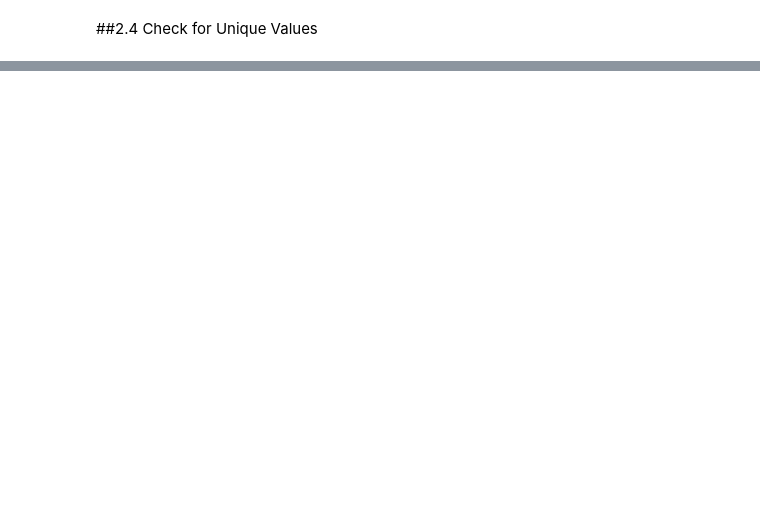
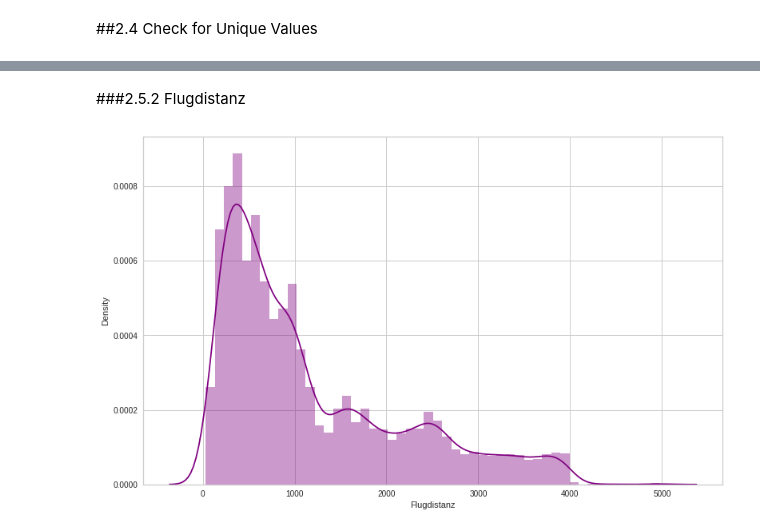
Before and after one commit to AliceKitchkin/Unsupervised-Machine-Learning, a Jupyter notebook: AirlinePassengerSatisfaction.ipynb, the cells around one changed output, grey strips where cells are left out. Drawn from its saved outputs; the diff is of its cells as text; code cells hidden in the pictures; blank space fills up the shorter version.

```diff
--- a/AirlinePassengerSatisfaction.ipynb
+++ b/AirlinePassengerSatisfaction.ipynb
@@ -221,0 +234,7 @@ for col in data:
+# %% [markdown]
+###2.5.2 Flugdistanz
+# %%
+plt.figure(figsize=(13,8))
+sns.distplot(data.Flugdistanz, color='purple');
+# %% [output]
+[figure, added]
```
Also changed, not shown: parts of 26 cells of this notebook.
